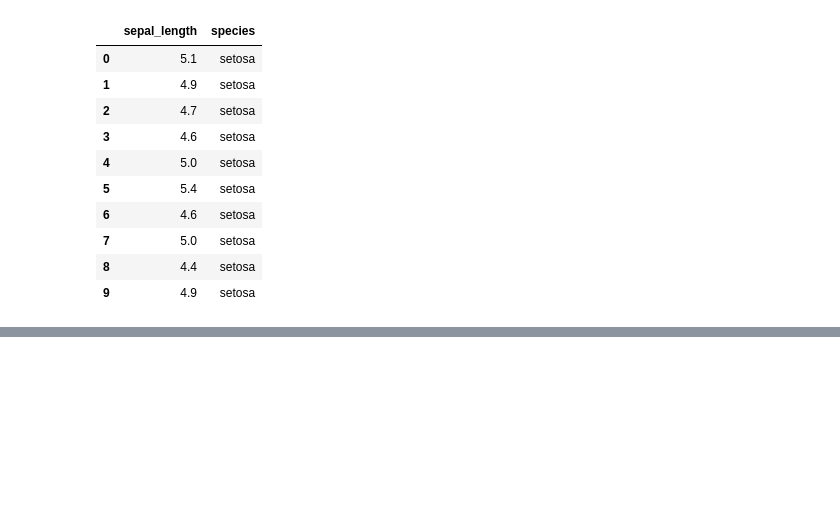
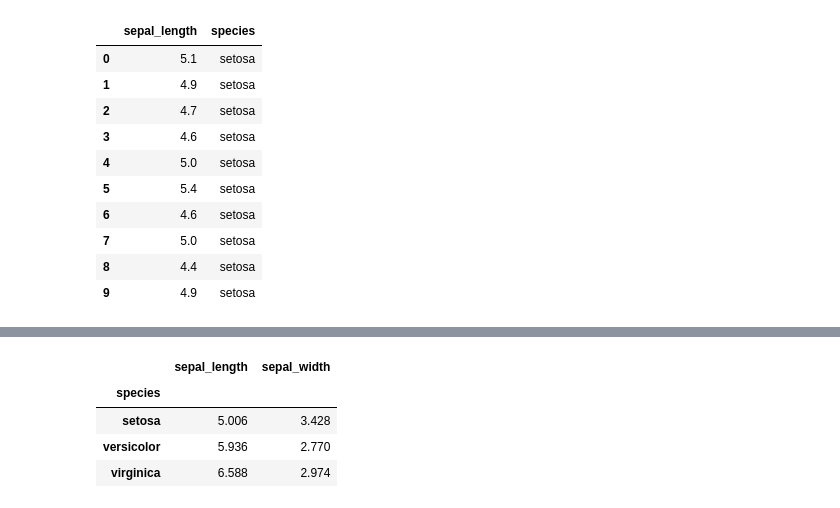
Before and after one commit to Taishin0719/Deep-Learning1, a Jupyter notebook: Untitled8.ipynb, the cells around one changed output, grey strips where cells are left out. Cells and saved outputs as stored; diff of their text form; code cells hidden in the pictures; blank space fills up the shorter version.

```diff
--- a/Untitled8.ipynb
+++ b/Untitled8.ipynb
@@ -356,0 +396,9 @@ sepal_len.head(10)
+# %%
+# グループごとの"sepal_length"列, "sepal_width"列の値の平均を表示
+iris_d.groupby("species")[["sepal_length", "sepal_width"]].mean()
+# %% [output]
+|  | sepal_length | sepal_width |
+| species |  |  |
+| setosa | 5.006 | 3.428 |
+| versicolor | 5.936 | 2.770 |
+| virginica | 6.588 | 2.974 |
```
Also changed, not shown: parts of 8 cells of this notebook.
